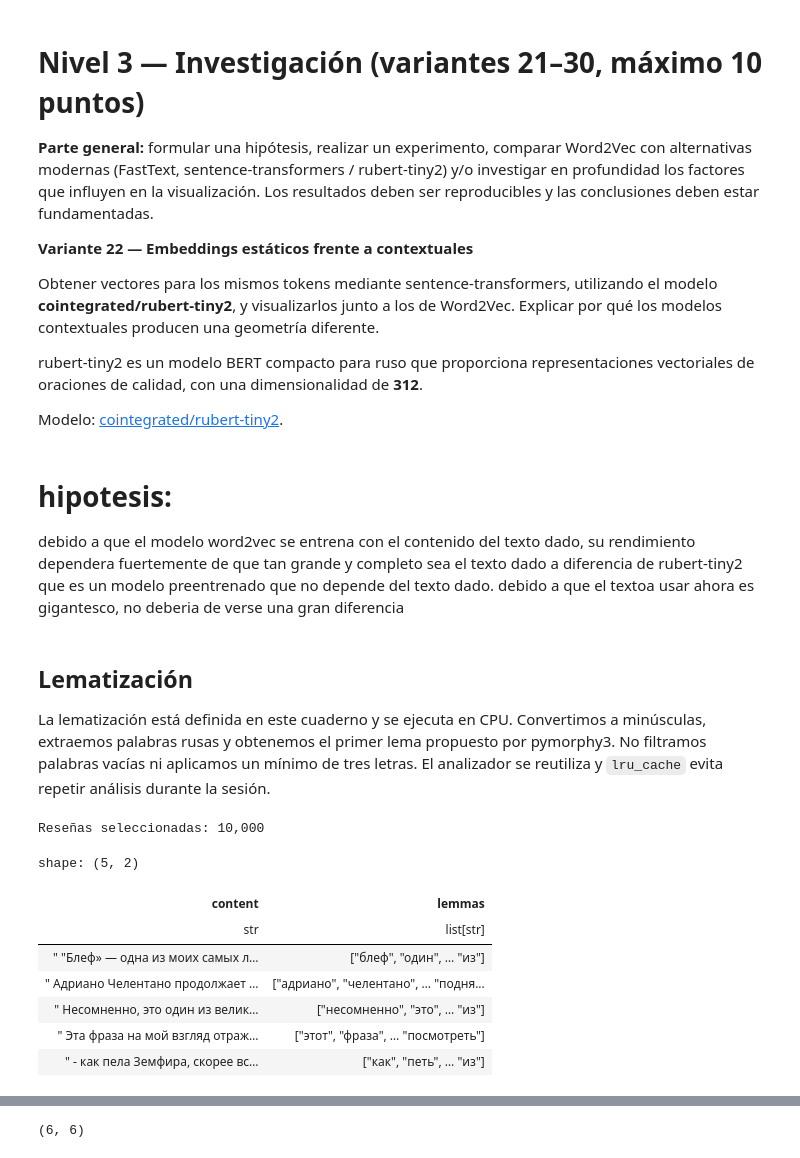
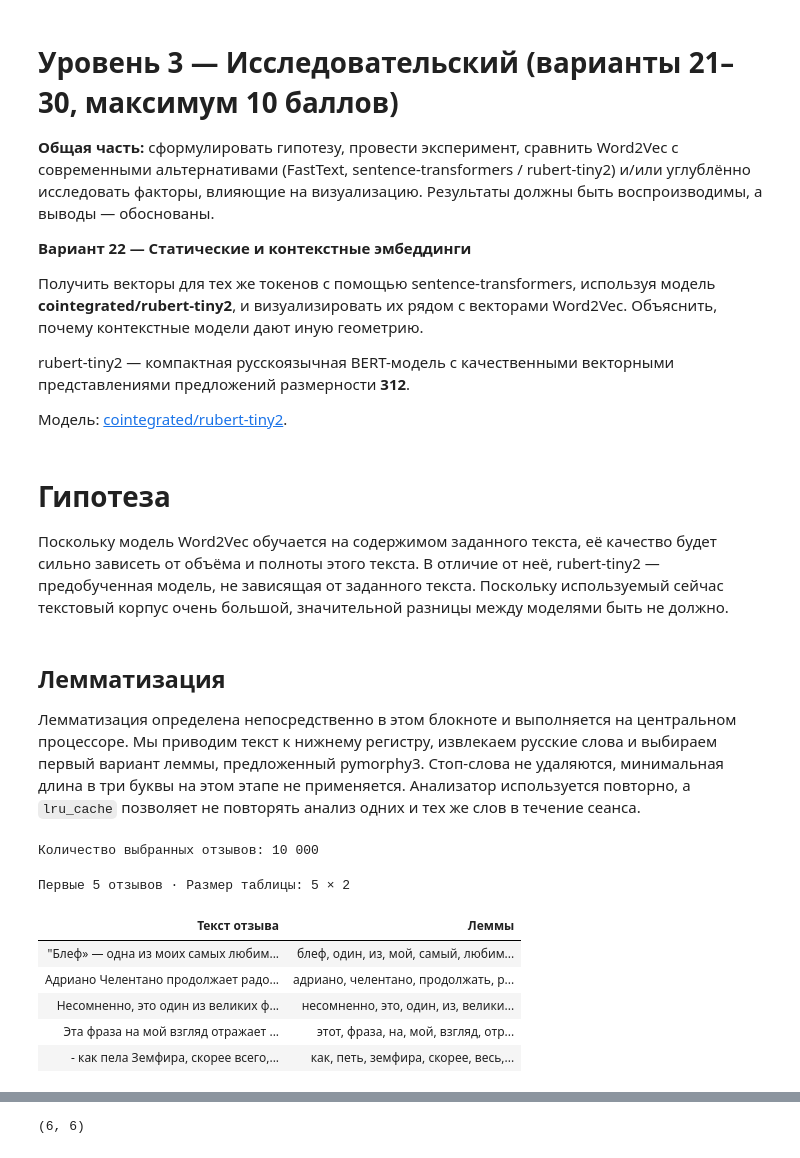
Before and after one commit to qjarishekka/tec-data-analisis, a Jupyter notebook: lab05/task/task_es.ipynb, the cells around one changed output, grey strips where cells are left out. Cells and saved outputs as stored; diff of their text form; code cells hidden in the pictures.

Commit message:
tarea ruso

```diff
--- a/lab05/task/task_es.ipynb
+++ b/lab05/task/task_es.ipynb
@@ -1,60 +1,77 @@
 # %% [markdown]
-# **Nivel 3 — Investigación (variantes 21–30, máximo 10 puntos)**
+# **Уровень 3 — Исследовательский (варианты 21–30, максимум 10 баллов)**
 
-**Parte general:** formular una hipótesis, realizar un experimento, comparar Word2Vec con alternativas modernas (FastText, sentence-transformers / rubert-tiny2) y/o investigar en profundidad los factores que influyen en la visualización. Los resultados deben ser reproducibles y las conclusiones deben estar fundamentadas.
+**Общая часть:** сформулировать гипотезу, провести эксперимент, сравнить Word2Vec с современными альтернативами (FastText, sentence-transformers / rubert-tiny2) и/или углублённо исследовать факторы, влияющие на визуализацию. Результаты должны быть воспроизводимы, а выводы — обоснованы.
 
-**Variante 22 — Embeddings estáticos frente a contextuales**
+**Вариант 22 — Статические и контекстные эмбеддинги**
 
-Obtener vectores para los mismos tokens mediante sentence-transformers, utilizando el modelo **cointegrated/rubert-tiny2**, y visualizarlos junto a los de Word2Vec. Explicar por qué los modelos contextuales producen una geometría diferente.
+Получить векторы для тех же токенов с помощью sentence-transformers, используя модель **cointegrated/rubert-tiny2**, и визуализировать их рядом с векторами Word2Vec. Объяснить, почему контекстные модели дают иную геометрию.
 
-rubert-tiny2 es un modelo BERT compacto para ruso que proporciona representaciones vectoriales de oraciones de calidad, con una dimensionalidad de **312**.
+rubert-tiny2 — компактная русскоязычная BERT-модель с качественными векторными представлениями предложений размерности **312**.
 
-Modelo: [cointegrated/rubert-tiny2](https://huggingface.co/cointegrated/rubert-tiny2).
+Модель: [cointegrated/rubert-tiny2](https://huggingface.co/cointegrated/rubert-tiny2).
 # %% [markdown]
-# hipotesis:
+# Гипотеза
 
-debido a que el modelo word2vec se entrena con el contenido del texto dado, su rendimiento dependera fuertemente de que tan grande y completo sea el texto dado a diferencia de rubert-tiny2 que es un modelo preentrenado que no depende del texto dado. debido a que el textoa usar ahora es gigantesco, no deberia de verse una gran diferencia
+Поскольку модель Word2Vec обучается на содержимом заданного текста, её качество будет сильно зависеть от объёма и полноты этого текста. В отличие от неё, rubert-tiny2 — предобученная модель, не зависящая от заданного текста. Поскольку используемый сейчас текстовый корпус очень большой, значительной разницы между моделями быть не должно.
 # %% [markdown]
-## Lematización
+## Лемматизация
 
-La lematización está definida en este cuaderno y se ejecuta en CPU. Convertimos a minúsculas, extraemos palabras rusas y obtenemos el primer lema propuesto por pymorphy3. No filtramos palabras vacías ni aplicamos un mínimo de tres letras. El analizador se reutiliza y `lru_cache` evita repetir análisis durante la sesión.
+Лемматизация определена непосредственно в этом блокноте и выполняется на центральном процессоре. Мы приводим текст к нижнему регистру, извлекаем русские слова и выбираем первый вариант леммы, предложенный pymorphy3. Стоп-слова не удаляются, минимальная длина в три буквы на этом этапе не применяется. Анализатор используется повторно, а `lru_cache` позволяет не повторять анализ одних и тех же слов в течение сеанса.
 # %%
 import polars as pl
 import re
 import pymorphy3
 from functools import lru_cache
 
-# Usamos solo las primeras 10 000 reseñas.
+# Используем только первые 10 000 отзывов.
 df = pl.read_ndjson("texts/kinopoisk.jsonl", n_rows=10_000)
-print(f"Reseñas seleccionadas: {df.height:,}")
+print("Количество выбранных отзывов:", f"{df.height:,}".replace(",", " "))
 datos = df.select("content")
 
 morph = pymorphy3.MorphAnalyzer()
 
 @lru_cache(maxsize=100_000)
 def obtener_lema(palabra):
     return morph.parse(palabra)[0].normal_form
 
 def lematizar(texto):
     palabras = re.findall(r"[а-яё]+", texto.lower())
     return [obtener_lema(palabra) for palabra in palabras]
 
 datos = datos.with_columns(
     pl.col("content")
     .fill_null("")
     .map_elements(lematizar, return_dtype=pl.List(pl.String))
     .alias("lemmas")
 )
 
-datos.select("content", "lemmas").head()
+# Отображаем русские заголовки, сохраняя внутренние имена столбцов.
+from html import escape
+from IPython.display import HTML, display
+
+vista = datos.select("content", "lemmas").head()
+filas = "".join(
+    "<tr><td>" + escape(texto[:180] + ("…" if len(texto) > 180 else ""))
+    + "</td><td>" + escape(", ".join(lemas[:12]) + ("…" if len(lemas) > 12 else ""))
+    + "</td></tr>"
+    for texto, lemas in vista.iter_rows()
+)
+display(HTML(
+    '<style>.ru-preview td,.ru-preview th {padding:8px; text-align:left; '
+    'vertical-align:top; border:1px solid #999; max-width:480px;}</style>'
+    f"<p>Первые {vista.height} отзывов · Размер таблицы: {vista.height} × {vista.width}</p>"
+    '<table class="ru-preview" style="border-collapse:collapse">'
+    "<thead><tr><th>Текст отзыва</th><th>Леммы</th></tr></thead>"
+    "<tbody>" + filas + "</tbody></table>"
+))
 # %% [output]
-Reseñas seleccionadas: 10,000
+Количество выбранных отзывов: 10 000
-shape: (5, 2)
+Первые 5 отзывов · Размер таблицы: 5 × 2
-| content | lemmas |
-| str | list[str] |
-| " "Блеф» — одна из моих самых л… | ["блеф", "один", … "из"] |
-| " Адриано Челентано продолжает … | ["адриано", "челентано", … "подня... |
-| " Несомненно, это один из велик… | ["несомненно", "это", … "из"] |
-| " Эта фраза на мой взгляд отраж… | ["этот", "фраза", … "посмотреть"] |
-| " - как пела Земфира, скорее вс… | ["как", "петь", … "из"] |
+| Текст отзыва | Леммы |
+| "Блеф» — одна из моих самых любим... | блеф, один, из, мой, самый, любим... |
+| Адриано Челентано продолжает радо... | адриано, челентано, продолжать, р... |
+| Несомненно, это один из великих ф... | несомненно, это, один, из, велики... |
+| Эта фраза на мой взгляд отражает ... | этот, фраза, на, мой, взгляд, отр... |
+| - как пела Земфира, скорее всего,... | как, петь, земфира, скорее, весь,... |
 # %% [markdown]
```
Also changed, not shown: parts of 8 cells of this notebook, 2 other files.
